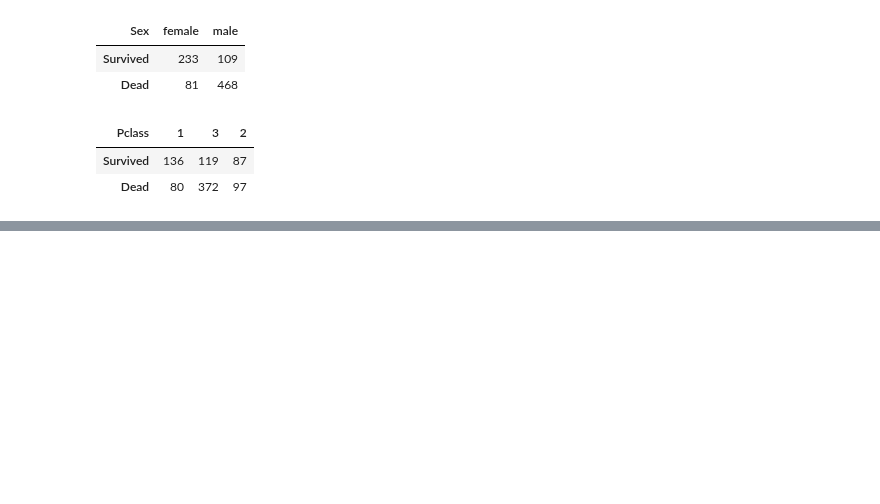
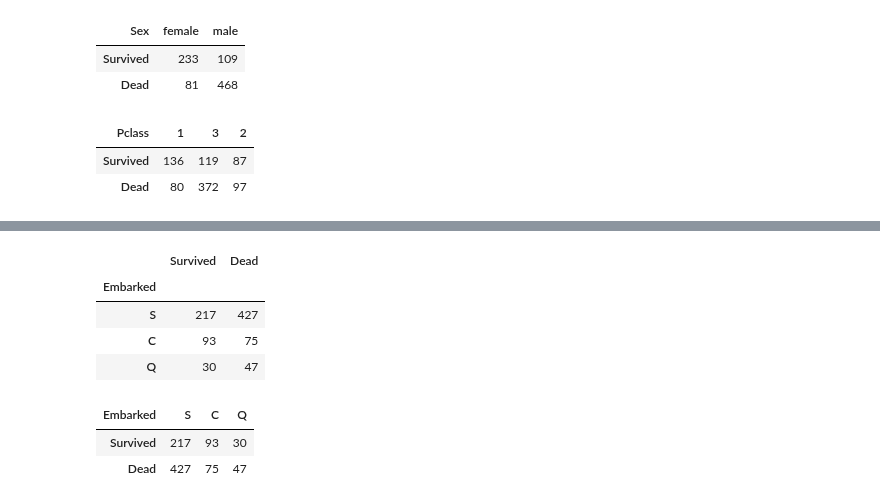
Before and after one commit to miji-lee-kr/titanic_practice, a Jupyter notebook: titanic.ipynb, the cells around one changed output, grey strips where cells are left out. Cells and saved outputs as stored; diff of their text form; code cells hidden in the pictures; blank space fills up the shorter version.

Commit message:
visualisation by embarkation

```diff
--- a/titanic.ipynb
+++ b/titanic.ipynb
@@ -241,0 +332,10 @@ fig.show()
+# %%
+df_eb = visualisation('Embarked')
+df_eb_tr = df_eb.transpose()
+df_eb_tr
+# %% [output]
+|  | Survived | Dead |
+| Embarked |  |  |
+| S | 217 | 427 |
+| C | 93 | 75 |
+| Q | 30 | 47 |
@@ -241,0 +349,6 @@ fig.show()
+# %%
+df_eb
+# %% [output]
+| Embarked | S | C | Q |
+| Survived | 217 | 93 | 30 |
+| Dead | 427 | 75 | 47 |
```
Also changed, not shown: parts of 10 cells of this notebook.
